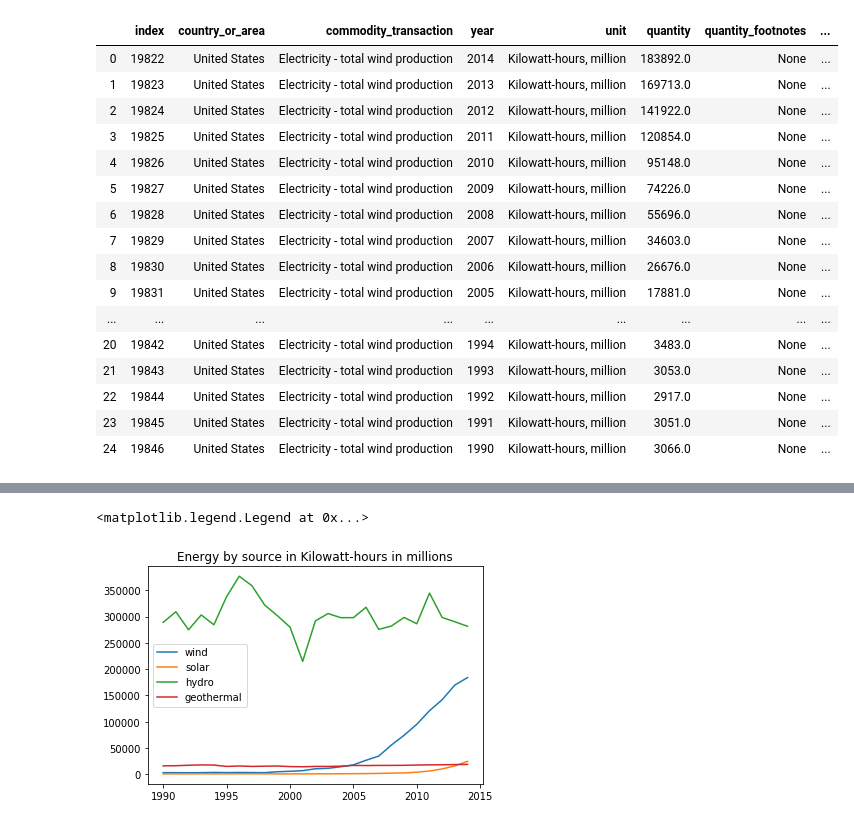
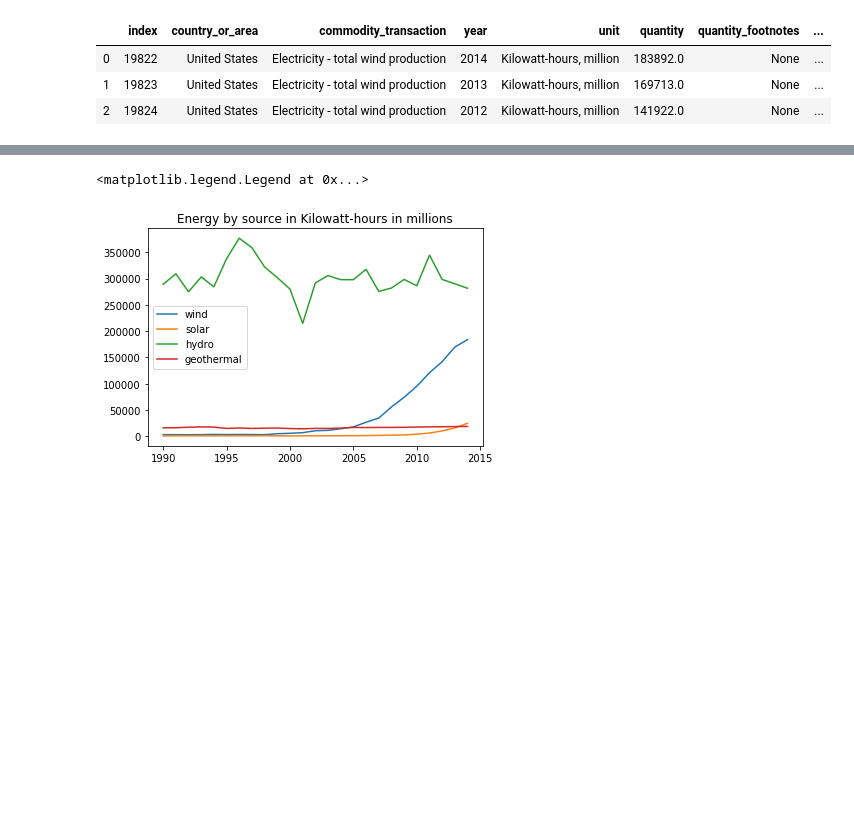
Before and after one commit to Bourbonplaytime/Renewable_energy, a Jupyter notebook: Renewable_energy.ipynb, the cells around one changed output, grey strips where cells are left out. Drawn from its saved outputs; the diff is of its cells as text; code cells hidden in the pictures; blank space fills up the shorter version.

```diff
--- a/Renewable_energy.ipynb
+++ b/Renewable_energy.ipynb
@@ -39,28 +32,21 @@ USA_energy
 # %%
 db = sqlite3.connect("Energy.db")
 
 USA_energy.to_sql("Energy", db, if_exists="replace")
 
 wind_query = 'SELECT * FROM Energy WHERE category="wind_electricity";'
 
 wind_results = pd.read_sql_query(wind_query, db)
 
-wind_results
+tot_query = 'SELECT * FROM Energy WHERE commodity_transaction="Electricity - net production";'
+
+tot_results = pd.read_sql_query(tot_query, db)
+
+wind_results['wind_as_per'] = wind_results['quantity'] / tot_results['quantity'] * 100
+
+wind_results.head(3)
 # %% [output]
 |  | index | country_or_area | commodity_transaction | year | unit | quantity | quantity_footnotes | ... |
 | 0 | 19822 | United States | Electricity - total wind production | 2014 | Kilowatt-hours, million | 183892.0 | None | ... |
 | 1 | 19823 | United States | Electricity - total wind production | 2013 | Kilowatt-hours, million | 169713.0 | None | ... |
 | 2 | 19824 | United States | Electricity - total wind production | 2012 | Kilowatt-hours, million | 141922.0 | None | ... |
-| 3 | 19825 | United States | Electricity - total wind production | 2011 | Kilowatt-hours, million | 120854.0 | None | ... |
-| 4 | 19826 | United States | Electricity - total wind production | 2010 | Kilowatt-hours, million | 95148.0 | None | ... |
-| 5 | 19827 | United States | Electricity - total wind production | 2009 | Kilowatt-hours, million | 74226.0 | None | ... |
-| 6 | 19828 | United States | Electricity - total wind production | 2008 | Kilowatt-hours, million | 55696.0 | None | ... |
-| 7 | 19829 | United States | Electricity - total wind production | 2007 | Kilowatt-hours, million | 34603.0 | None | ... |
-| 8 | 19830 | United States | Electricity - total wind production | 2006 | Kilowatt-hours, million | 26676.0 | None | ... |
-| 9 | 19831 | United States | Electricity - total wind production | 2005 | Kilowatt-hours, million | 17881.0 | None | ... |
-| ... | ... | ... | ... | ... | ... | ... | ... | ... |
-| 20 | 19842 | United States | Electricity - total wind production | 1994 | Kilowatt-hours, million | 3483.0 | None | ... |
-| 21 | 19843 | United States | Electricity - total wind production | 1993 | Kilowatt-hours, million | 3053.0 | None | ... |
-| 22 | 19844 | United States | Electricity - total wind production | 1992 | Kilowatt-hours, million | 2917.0 | None | ... |
-| 23 | 19845 | United States | Electricity - total wind production | 1991 | Kilowatt-hours, million | 3051.0 | None | ... |
-| 24 | 19846 | United States | Electricity - total wind production | 1990 | Kilowatt-hours, million | 3066.0 | None | ... |
```
Also changed, not shown: parts of 18 cells of this notebook.
